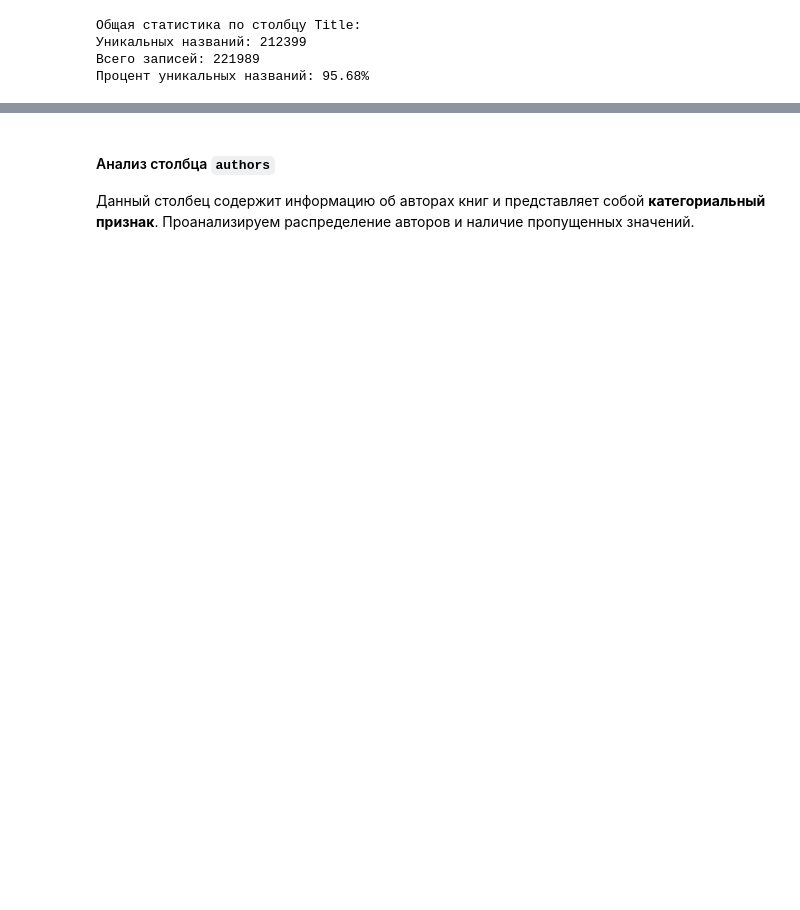
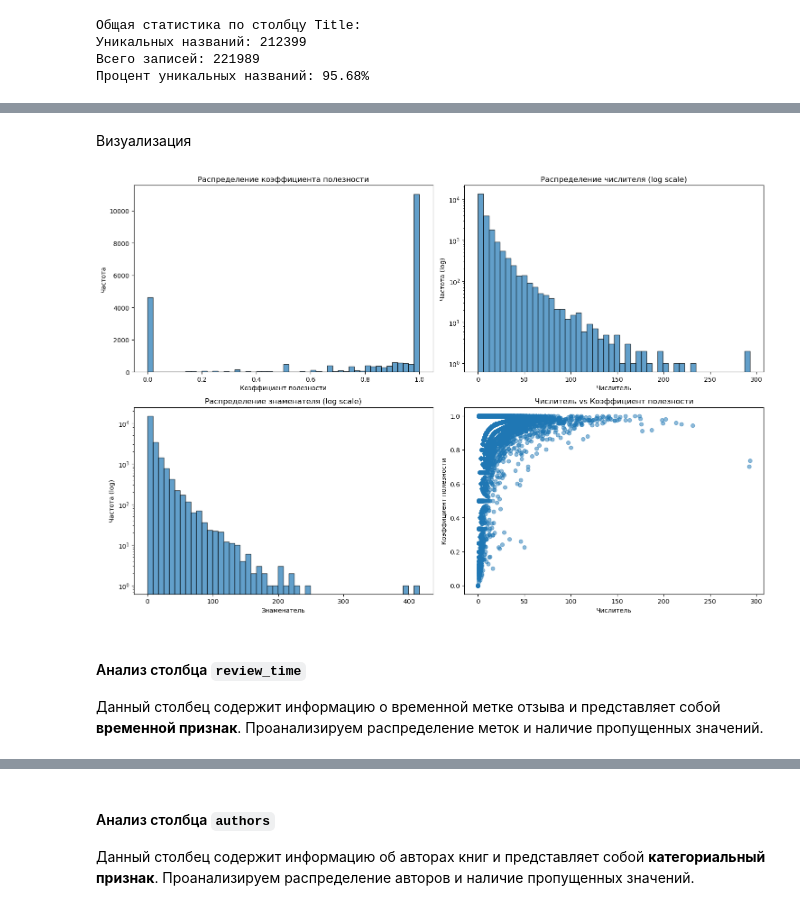
Before and after one commit to B-es/SOBD1, a Jupyter notebook: 2_Exploratory_analysis.ipynb, the cells around one changed output, grey strips where cells are left out. Drawn from its saved outputs; the diff is of its cells as text; code cells hidden in the pictures; blank space fills up the shorter version.

```diff
--- a/2_Exploratory_analysis.ipynb
+++ b/2_Exploratory_analysis.ipynb
@@ -589,0 +1345,43 @@ print(f"Процент уникальных названий: {100 * df.select('
+# %% [markdown]
+Визуализация
+# %%
+# Для визуализации возьмем sample данных
+sample_df = df.sample(0.1).toPandas()
+
+import matplotlib.pyplot as plt
+import seaborn as sns
+
+fig, axes = plt.subplots(2, 2, figsize=(15, 10))
+
+# 1. Распределение helpfulness_ratio
+axes[0, 0].hist(sample_df['helpfulness_ratio'].dropna(), bins=50, alpha=0.7, edgecolor='black')
+axes[0, 0].set_title('Распределение коэффициента полезности')
+axes[0, 0].set_xlabel('Коэффициент полезности')
+axes[0, 0].set_ylabel('Частота')
+
+# 2. Распределение числителя (логарифмическая шкала)
+axes[0, 1].hist(sample_df['helpfulness_numerator'].dropna(), bins=50, alpha=0.7, edgecolor='black', log=True)
+axes[0, 1].set_title('Распределение числителя (log scale)')
+axes[0, 1].set_xlabel('Числитель')
+axes[0, 1].set_ylabel('Частота (log)')
+
+# 3. Распределение знаменателя (логарифмическая шкала)
+axes[1, 0].hist(sample_df['helpfulness_denominator'].dropna(), bins=50, alpha=0.7, edgecolor='black', log=True)
+axes[1, 0].set_title('Распределение знаменателя (log scale)')
+axes[1, 0].set_xlabel('Знаменатель')
+axes[1, 0].set_ylabel('Частота (log)')
+
+# 4. scatter plot: числитель vs коэффициент
+axes[1, 1].scatter(sample_df['helpfulness_numerator'], sample_df['helpfulness_ratio'], alpha=0.5)
+axes[1, 1].set_title('Числитель vs Коэффициент полезности')
+axes[1, 1].set_xlabel('Числитель')
+axes[1, 1].set_ylabel('Коэффициент полезности')
+
+plt.tight_layout()
+plt.show()
+# %% [output]
+[figure, added]
+# %% [markdown]
+#### Анализ столбца `review_time`
+
+Данный столбец содержит информацию о временной метке отзыва и представляет собой **временной признак**. Проанализируем распределение меток и наличие пропущенных значений.
```
Also changed, not shown: parts of 103 cells of this notebook, 1 other file.
